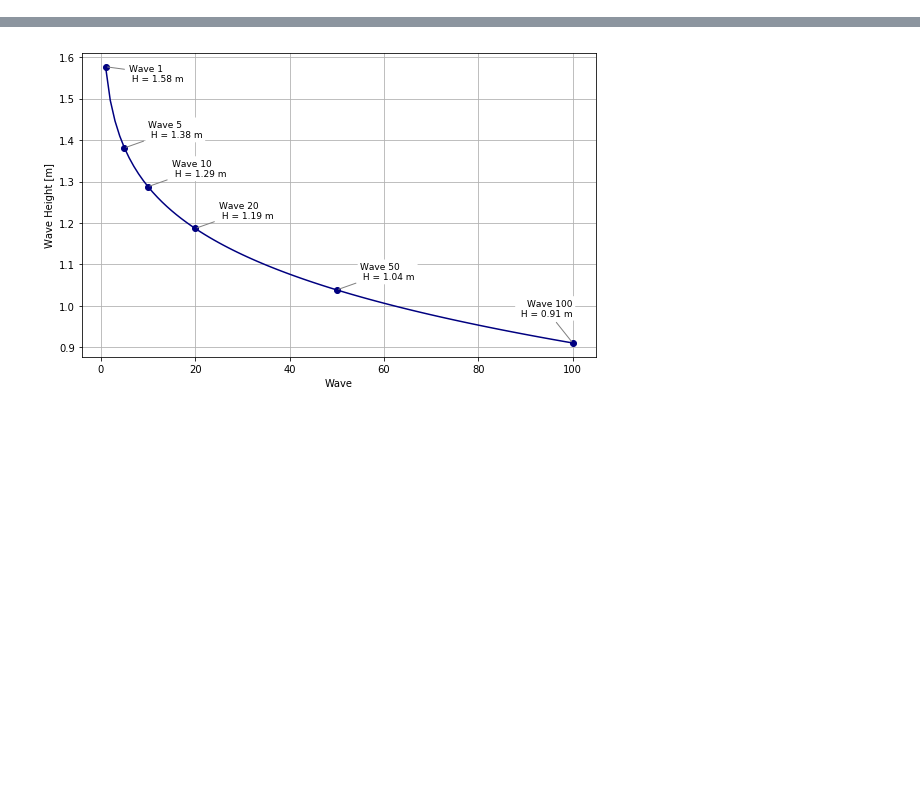
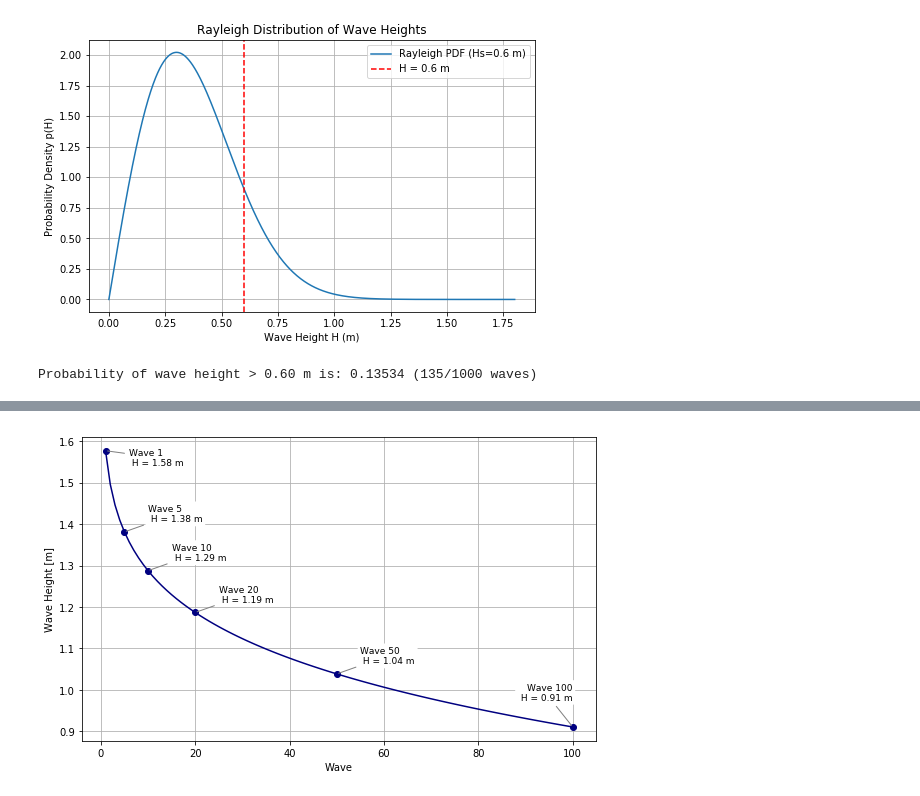
Before and after one commit to ThomasPennockTU/Thesis_Repository, a Jupyter notebook: workfolder/jonswap_waves/waves.ipynb, the cells around one changed output, grey strips where cells are left out. Cells and saved outputs as stored; diff of their text form; code cells hidden in the pictures; blank space fills up the shorter version.

```diff
--- a/workfolder/jonswap_waves/waves.ipynb
+++ b/workfolder/jonswap_waves/waves.ipynb
@@ -0,0 +26,38 @@
+# %%
+import numpy as np
+import matplotlib.pyplot as plt
+
+def rayleigh_pdf(H, Hs):
+    """Compute the Rayleigh PDF for wave height H given significant wave height Hs."""
+    return 4 * (H / Hs**2) * np.exp(-2 * (H / Hs)**2)
+
+def rayleigh_prob_over(H, Hs):
+    """Compute probability that wave height exceeds H."""
+    return np.exp(-2 * (H / Hs)**2)
+
+# --- Parameters ---
+Hs = 0.6        # Significant wave height (e.g., 1 meter)
+H = np.linspace(0, 3*Hs, 1000)  # Range of wave heights
+H_query = 0.6   # Specific wave height for exceedance probability
+
+# --- Calculations ---
+p_H = rayleigh_pdf(H, Hs)
+P_over = rayleigh_prob_over(H_query, Hs)
+P_over_per_1000 = int(round(P_over * 1000))
+
+# --- Plot ---
+plt.figure(figsize=(8, 5))
+plt.plot(H, p_H, label=f'Rayleigh PDF (Hs={Hs} m)')
+plt.axvline(H_query, color='red', linestyle='--', label=f'H = {H_query} m')
+plt.xlabel('Wave Height H (m)')
+plt.ylabel('Probability Density p(H)')
+plt.title('Rayleigh Distribution of Wave Heights')
+plt.grid(True)
+plt.legend()
+plt.show()
+
+# --- Output ---
+print(f"Probability of wave height > {H_query:.2f} m is: {P_over:.5f} ({P_over_per_1000}/1000 waves)")
+# %% [output]
+[figure, added]
+Probability of wave height > 0.60 m is: 0.13534 (135/1000 waves)
```
Also changed, not shown: parts of 7 cells of this notebook, 1 other file.
